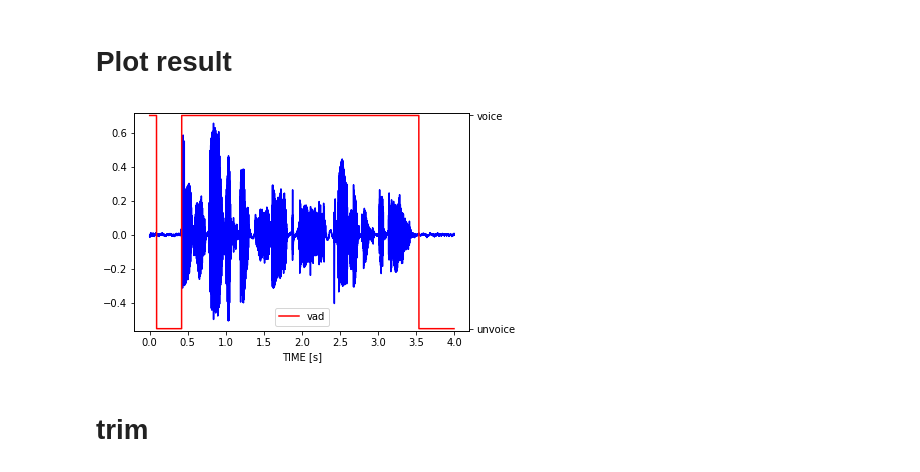
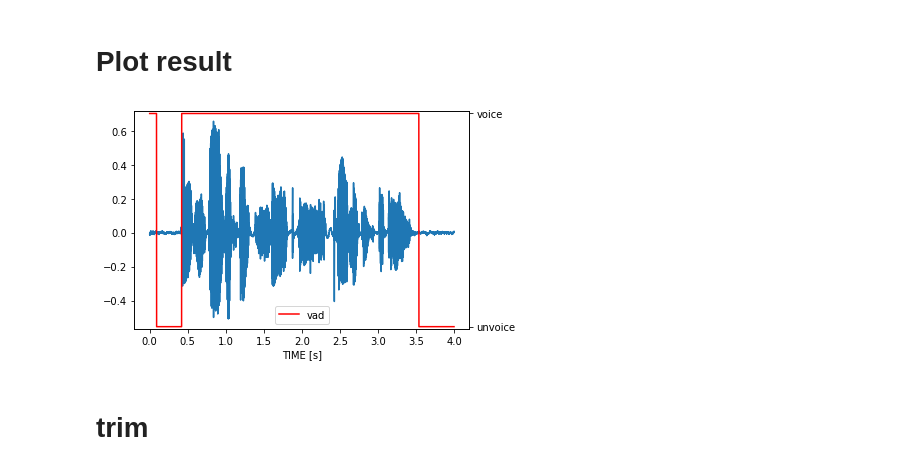
Before and after one commit to F-Tag/python-vad, a Jupyter notebook: example.ipynb, the cells around one changed output. Drawn from its saved outputs; the diff is of its cells as text; code cells hidden in the pictures.

```diff
--- a/example.ipynb
+++ b/example.ipynb
@@ -28,18 +28,18 @@ Wall time: 96.2 ms
 # %%
 fig, ax1 = plt.subplots()
 
-ax1.plot(time, data, color = 'b', label='speech waveform')
+ax1.plot(time, data, label='speech waveform')
 ax1.set_xlabel("TIME [s]")
 
 ax2=ax1.twinx()
 ax2.plot(time, vact, color="r", label = 'vad')
 plt.yticks([0, 1] ,('unvoice', 'voice'))
 ax2.set_ylim([-0.01, 1.01])
 
 plt.legend()
 plt.show()
 # %% [output]
-[figure, old version]
+[figure, new version]
 # %% [markdown]
 # trim
 # %%
```
Also changed, not shown: parts of 4 cells of this notebook, 1 other file.
